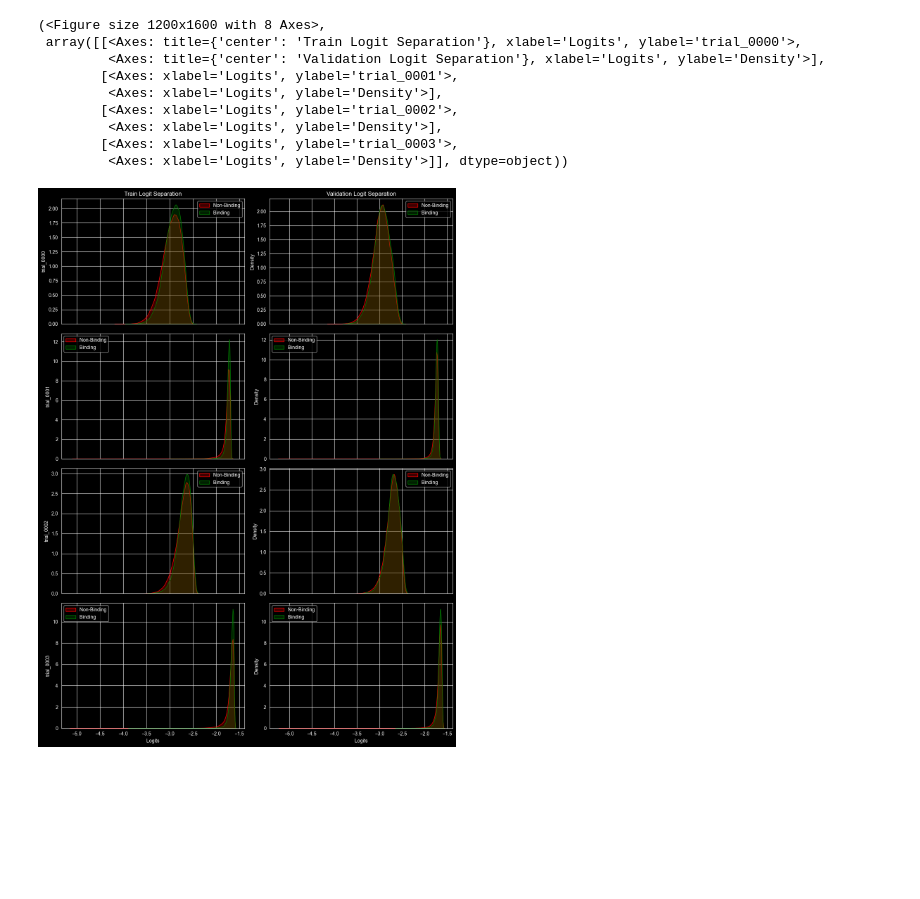
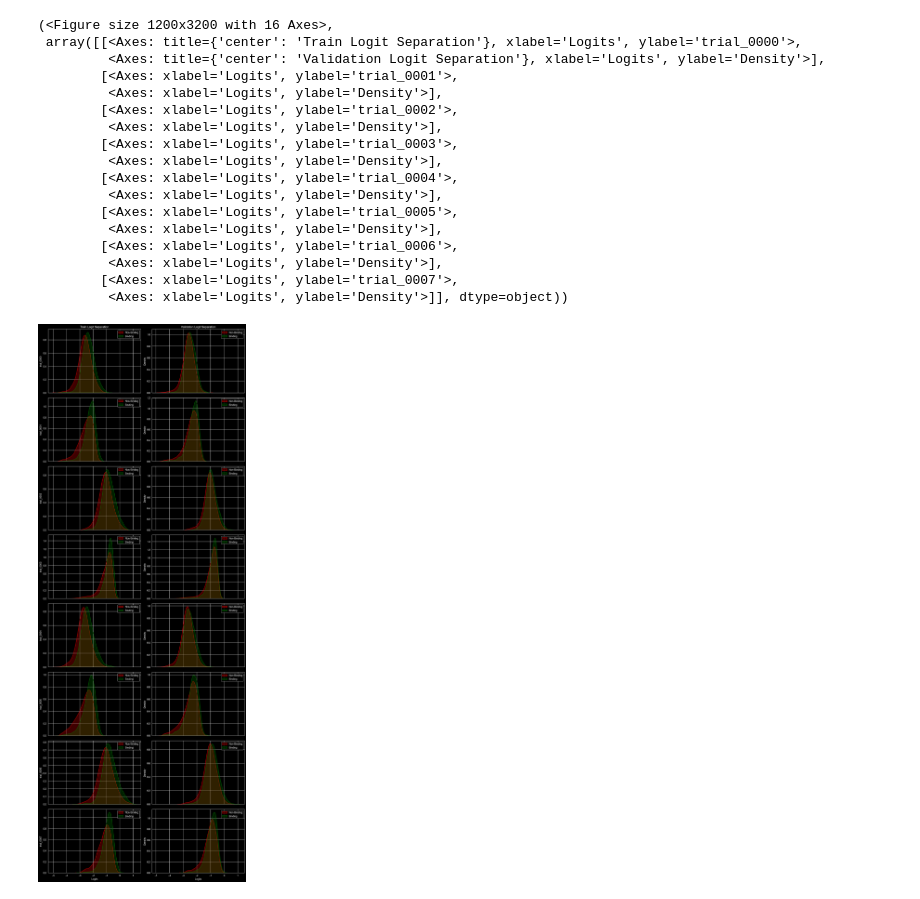
Before and after one commit to cott435/bioml, a Jupyter notebook: scripts/test_main_multi.ipynb, the cells around one changed output. Saved outputs shown, nothing was run; the diff lists cells and outputs as text; code cells hidden in the pictures; blank space fills up the shorter version.

```diff
--- a/scripts/test_main_multi.ipynb
+++ b/scripts/test_main_multi.ipynb
@@ -10,8 +10,8 @@ sys.path.insert(0, str(PROJECT_ROOT))
 from testing.analyze import Analysis
 from testing.model_test import MetricsLoader
 # %%
-run_dir = PROJECT_ROOT / "experiments" / "conv_v2"
-trial_names = None#["trial_0000", "trial_0003", "trial_0006"]
+run_dir = PROJECT_ROOT / "experiments" / "rm_out_norm1"
+trial_names = None #["trial_0000", "trial_0003", "trial_0006"]
 epoch = -1
 # %%
 train_trials, trial_names = MetricsLoader.load_run(run_dir, "train", trial_names=trial_names)
@@ -36,14 +49,22 @@ analysis.plot_logit_separation(epoch=0)
 # %%
-analysis.plot_logit_separation(epoch=1)
+analysis.plot_logit_separation(epoch=2)
 # %% [output]
-(<Figure size 1200x1600 with 8 Axes>,
+(<Figure size 1200x3200 with 16 Axes>,
  array([[<Axes: title={'center': 'Train Logit Separation'}, xlabel='Logits', ylabel='trial_0000'>,
          <Axes: title={'center': 'Validation Logit Separation'}, xlabel='Logits', ylabel='Density'>],
         [<Axes: xlabel='Logits', ylabel='trial_0001'>,
          <Axes: xlabel='Logits', ylabel='Density'>],
         [<Axes: xlabel='Logits', ylabel='trial_0002'>,
          <Axes: xlabel='Logits', ylabel='Density'>],
         [<Axes: xlabel='Logits', ylabel='trial_0003'>,
+         <Axes: xlabel='Logits', ylabel='Density'>],
+        [<Axes: xlabel='Logits', ylabel='trial_0004'>,
+         <Axes: xlabel='Logits', ylabel='Density'>],
+        [<Axes: xlabel='Logits', ylabel='trial_0005'>,
+         <Axes: xlabel='Logits', ylabel='Density'>],
+        [<Axes: xlabel='Logits', ylabel='trial_0006'>,
+         <Axes: xlabel='Logits', ylabel='Density'>],
+        [<Axes: xlabel='Logits', ylabel='trial_0007'>,
          <Axes: xlabel='Logits', ylabel='Density'>]], dtype=object))
-[figure, old version]
+[figure, new version]
 # %%
```
Also changed, not shown: parts of 3 cells of this notebook, 19 other files.
